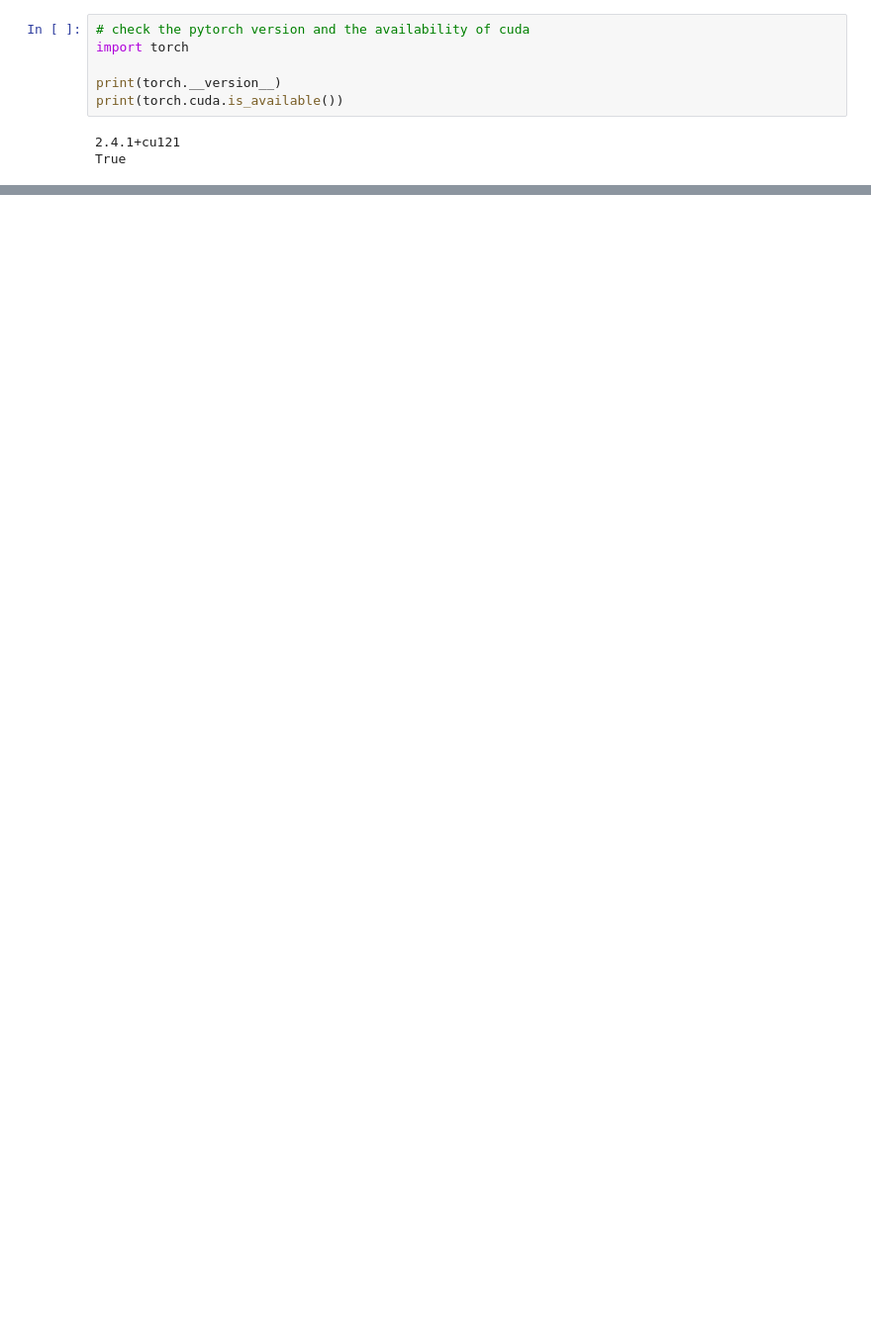
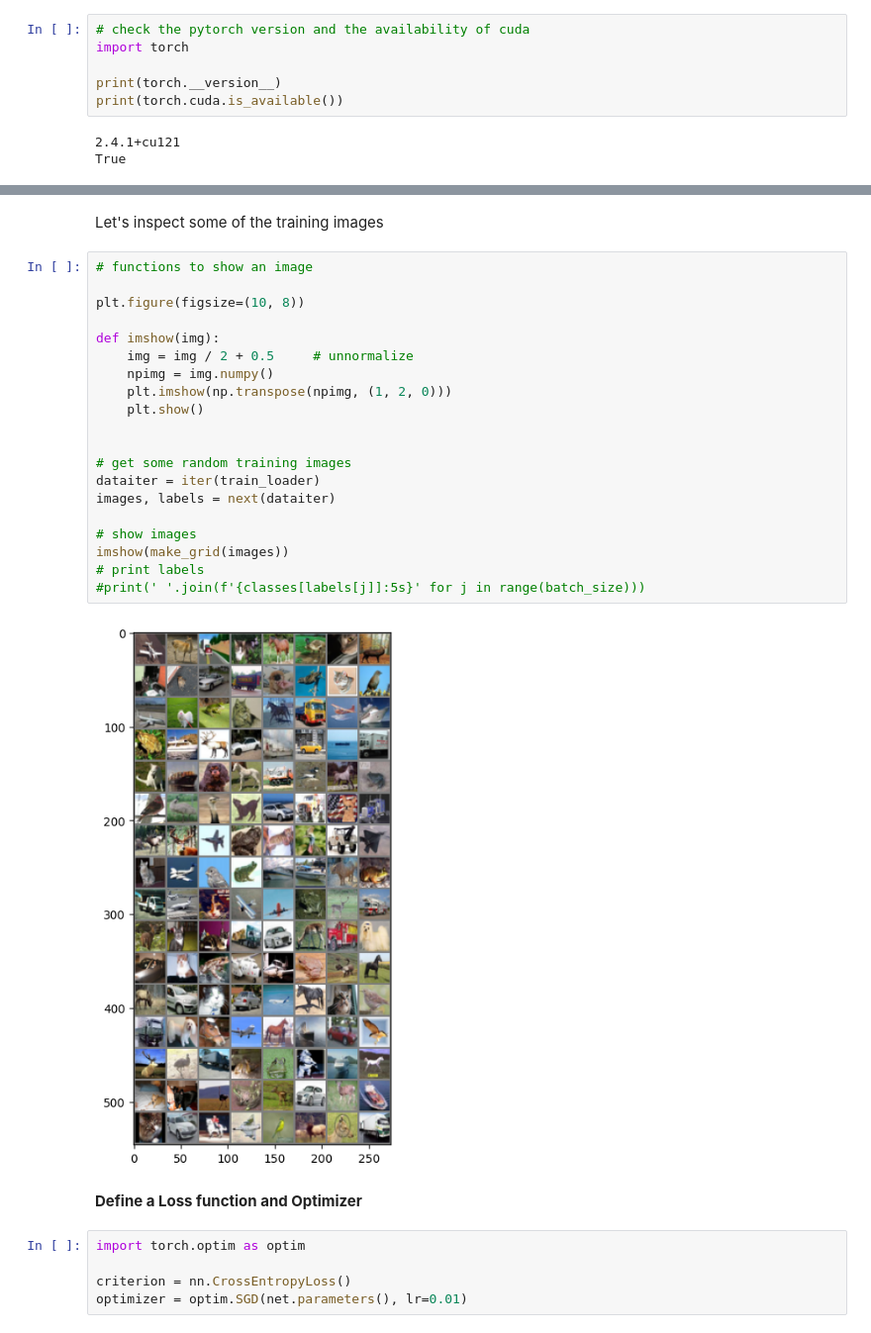
Before and after one commit to AmoguJUduka/MachineLearning, a Jupyter notebook: DeepLearningAssignments/HW3.ipynb, the cells around one changed output, grey strips where cells are left out. Shown: that part at 99% size. Cells and saved outputs as stored; diff of their text form; blank space fills up the shorter version.

```diff
--- a/DeepLearningAssignments/HW3.ipynb
+++ b/DeepLearningAssignments/HW3.ipynb
@@ -84,0 +125,31 @@ Files already downloaded and verified
+# %% [markdown]
+Let's inspect some of the training images
+# %%
+# functions to show an image
+
+plt.figure(figsize=(10, 8))
+
+def imshow(img):
+    img = img / 2 + 0.5     # unnormalize
+    npimg = img.numpy()
+    plt.imshow(np.transpose(npimg, (1, 2, 0)))
+    plt.show()
+
+
+# get some random training images
+dataiter = iter(train_loader)
+images, labels = next(dataiter)
+
+# show images
+imshow(make_grid(images))
+# print labels
+#print(' '.join(f'{classes[labels[j]]:5s}' for j in range(batch_size)))
+# %% [output]
+[figure, added]
+# %% [markdown]
+**Define a Loss function and Optimizer**
+# %%
+import torch.optim as optim
+
+criterion = nn.CrossEntropyLoss()
+optimizer = optim.SGD(net.parameters(), lr=0.01)
```
Also changed, not shown: parts of 27 cells of this notebook.
